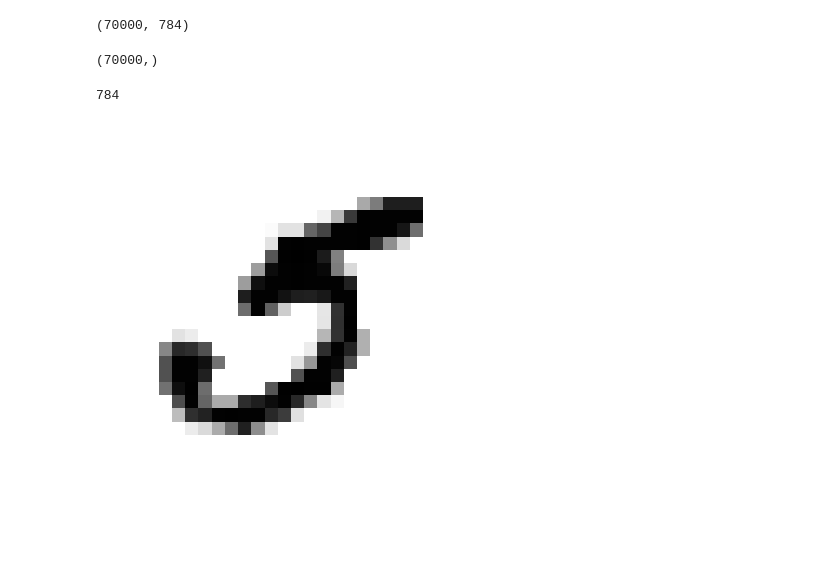
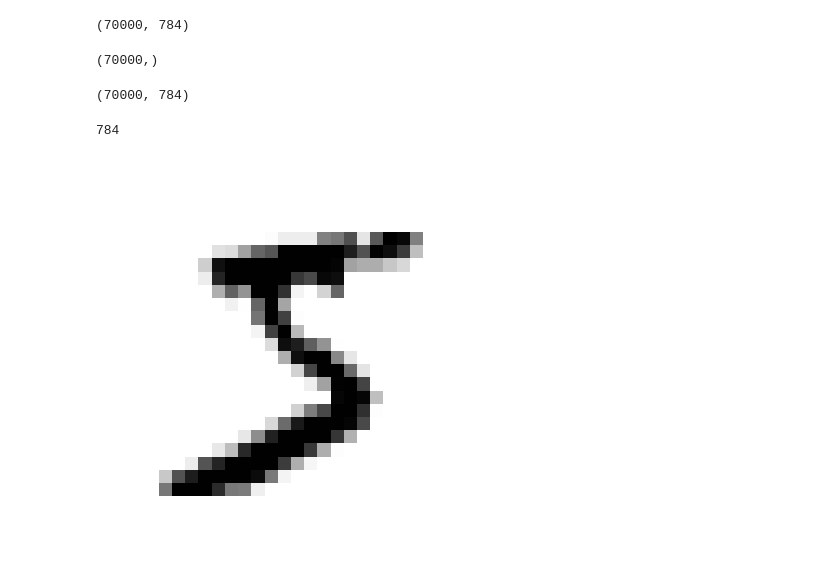
Before and after one commit to johnmoses/zero-to-hero-python-ai, a Jupyter notebook: ML/classification.ipynb, the cells around one changed output. Saved outputs shown, nothing was run; the diff lists cells and outputs as text; code cells hidden in the pictures.

```diff
--- a/ML/classification.ipynb
+++ b/ML/classification.ipynb
@@ -3,9 +0,0 @@ Classification
-# %%
-import numpy as np
-import os
-import matplotlib as mpl
-import matplotlib.pyplot as plt
-
-mpl.rc('axes', labelsize=14)
-mpl.rc('xtick', labelsize=12)
-mpl.rc('ytick', labelsize=12)
@@ -21,0 +15,4 @@ def sort_by_target(mnist):
+# %%
+from sklearn.datasets import fetch_openml
+mnist = fetch_openml('mnist_784', version=1, as_frame=False)
+mnist.keys()
@@ -22,12 +21,2 @@ def sort_by_target(mnist):
 # %% [markdown]
 Fetch original datasets
-# %%
-try:
-    from sklearn.datasets import fetch_openml
-    mnist = fetch_openml('mnist_784', version=1, cache=True, as_frame=False)
-    mnist.target = mnist.target.astype(np.int8)
-    sort_by_target(mnist)
-except ImportError:
-    from sklearn.datasets import fetch_mldata
-    mnist = fetch_mldata('MNIST original')
-mnist["data"], mnist["target"]
@@ -50,20 +25,29 @@ X, y = mnist["data"], mnist["target"]
 X.shape
 # %% [output]
 (70000, 784)
-# %%
-# shape y
-y.shape
-# %% [output]
-(70000,)
+# %%
+y.shape
+# %% [output]
+(70000,)
+# %%
+X, y = mnist["data"], mnist["target"]
+X.shape
+# %% [output]
+(70000, 784)
 # %%
 28*28
 # %% [output]
 784
 # %%
-some_digit = X[36000]
+%matplotlib inline
+import matplotlib as mpl
+import matplotlib.pyplot as plt
+
+some_digit = X[0]
 some_digit_image = some_digit.reshape(28, 28)
-plt.imshow(some_digit_image, cmap=mpl.cm.binary, interpolation="nearest")
+plt.imshow(some_digit_image, cmap=mpl.cm.binary)
 plt.axis("off")
+
 plt.show()
 # %% [output]
-[figure, old version]
+[figure, new version]
```
Also changed, not shown: parts of 18 cells of this notebook, 12 other files.
